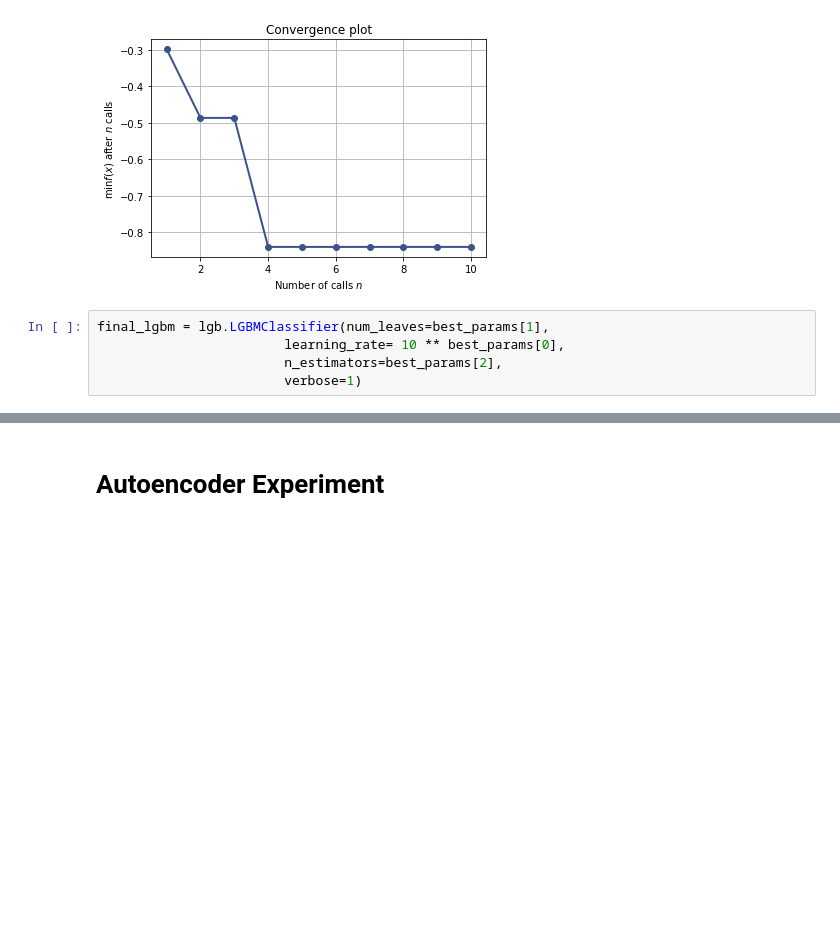
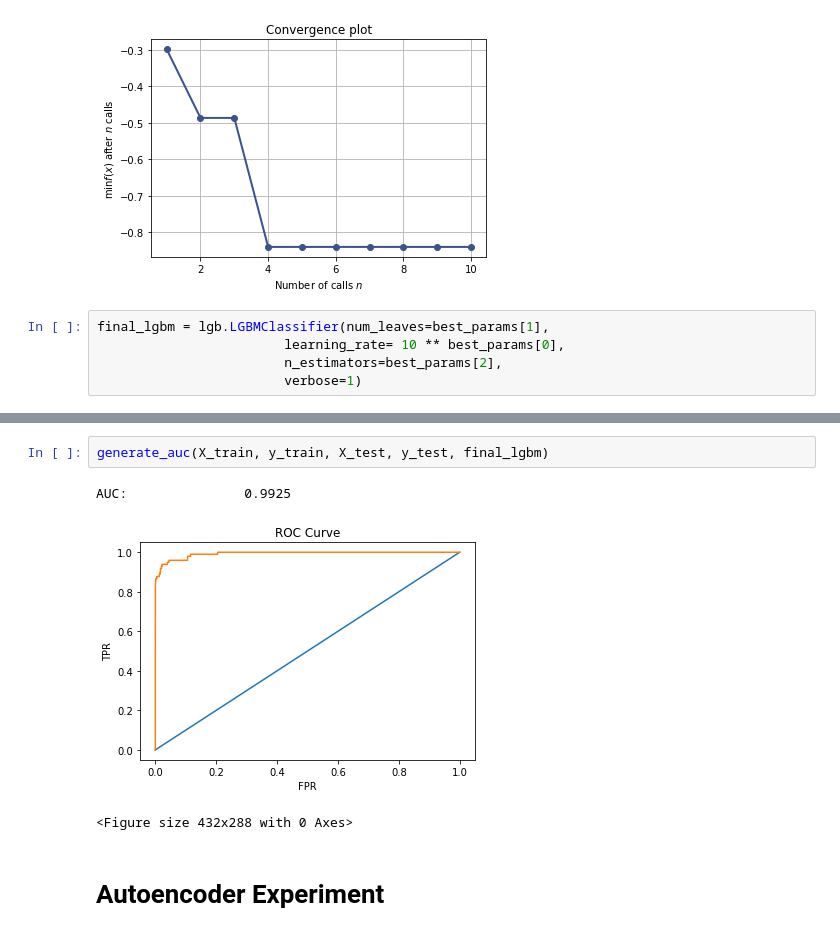
Before and after one commit to jdmendoza/credit_card_fraud_autoencoder, a Jupyter notebook: model_experimenting.ipynb, the cells around one changed output, grey strips where cells are left out. Drawn from its saved outputs; the diff is of its cells as text; blank space fills up the shorter version.

```diff
--- a/model_experimenting.ipynb
+++ b/model_experimenting.ipynb
@@ -169,3 +215,9 @@ F1 Score:               0.8268
+# %%
+generate_auc(X_train, y_train, X_test, y_test, final_lgbm)
+# %% [output]
+AUC:               0.9925
+[figure, added]
+<Figure size 432x288 with 0 Axes>
 # %% [markdown]
 # Autoencoder Experiment
 # %%
```
Also changed, not shown: parts of 12 cells of this notebook.
